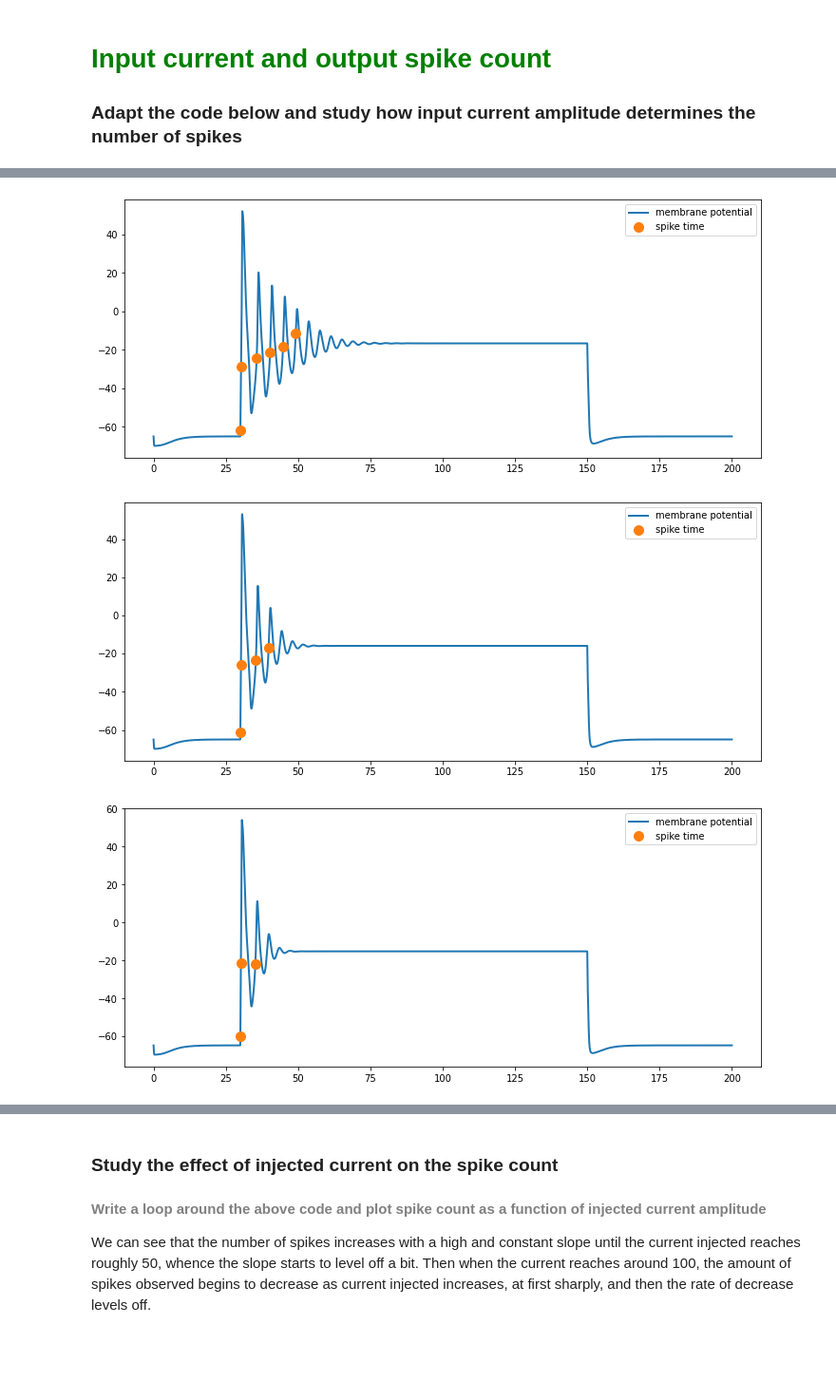
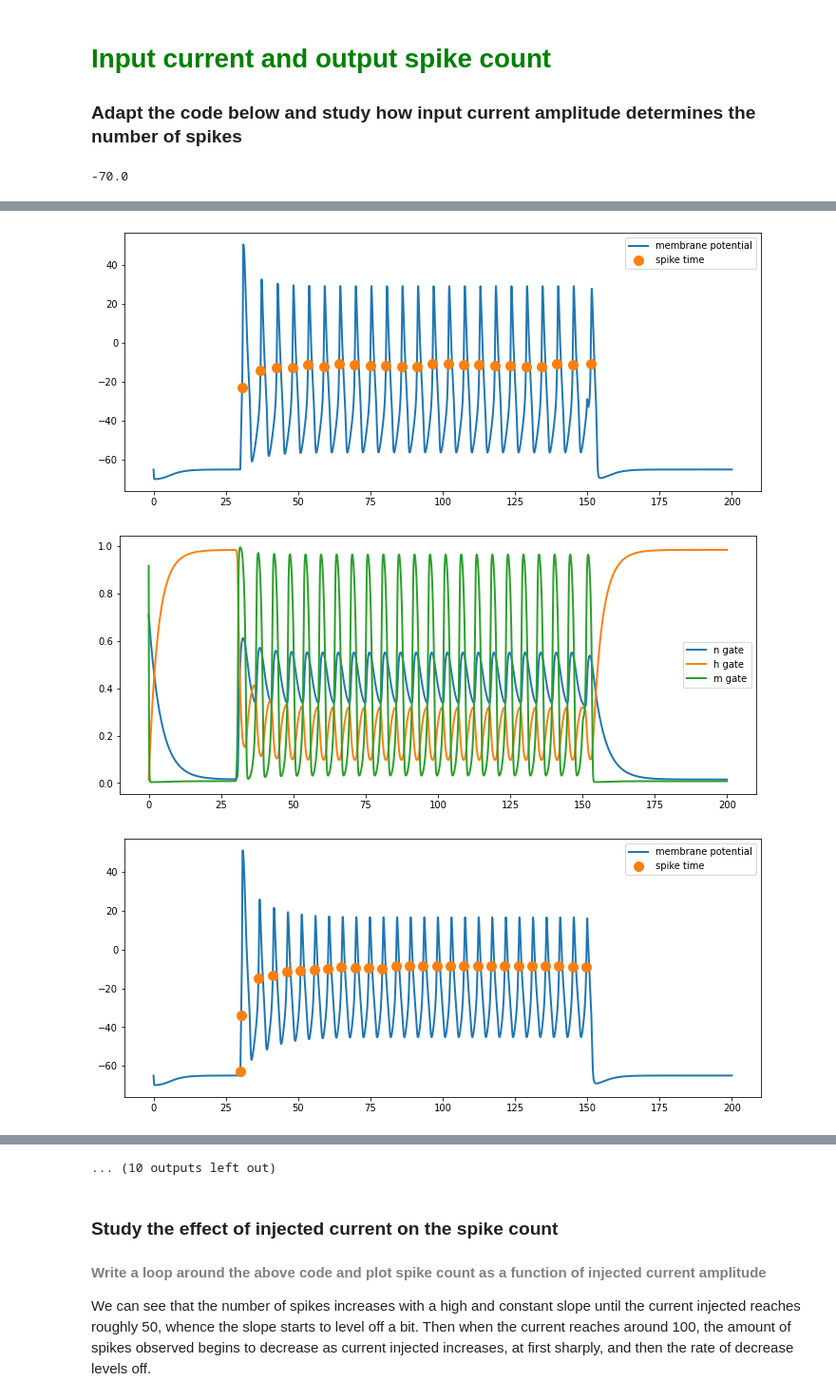
Before and after one commit to jacobhm98/Neuroscience, a Jupyter notebook: tutorial1/HH_neuron_model.ipynb, the cells around one changed output, grey strips where cells are left out. Shown at 95% size. Drawn from its saved outputs; the diff is of its cells as text; code cells hidden in the pictures; blank space fills up the shorter version.

```diff
--- a/tutorial1/HH_neuron_model.ipynb
+++ b/tutorial1/HH_neuron_model.ipynb
@@ -373,9 +373,21 @@ for i, stimmy in enumerate(stimmys):
     plt.legend()
     plt.show()
 
+    plt.figure(figsize=(12, 5))
+    plt.clf()
+    plt.plot(T,Vy[:, 1],linewidth=2,label='n gate')
+    plt.plot(T,Vy[:, 3],linewidth=2,label='h gate')
+    plt.plot(T,Vy[:, 2],linewidth=2,label='m gate')
+
+
+    #plt.xlim((2500,8000))
+    plt.legend()
+    plt.show()
+
 plt.figure(figsize=(12, 5))
 plt.plot(stimmys, spike_counts, label="number of spikes vs current injected")
 plt.legend()
 plt.show()
 # %% [output]
+-70.0
 [figure]
@@ -385,3 +397,3 @@ plt.show()
-[figure, old version]
+[figure, new version]
-[figure, old version]
+[figure, new version]
-[figure, old version]
+[figure, new version]
@@ -392,3 +404,4 @@ plt.show()
+... (10 outputs left out)
 # %% [markdown]
 ### Study the effect of injected current on the spike count
 #### <font color=gray>Write a loop around the above code and plot spike count as a function of injected current amplitude</font>
```
Also changed, not shown: parts of 4 cells of this notebook.
